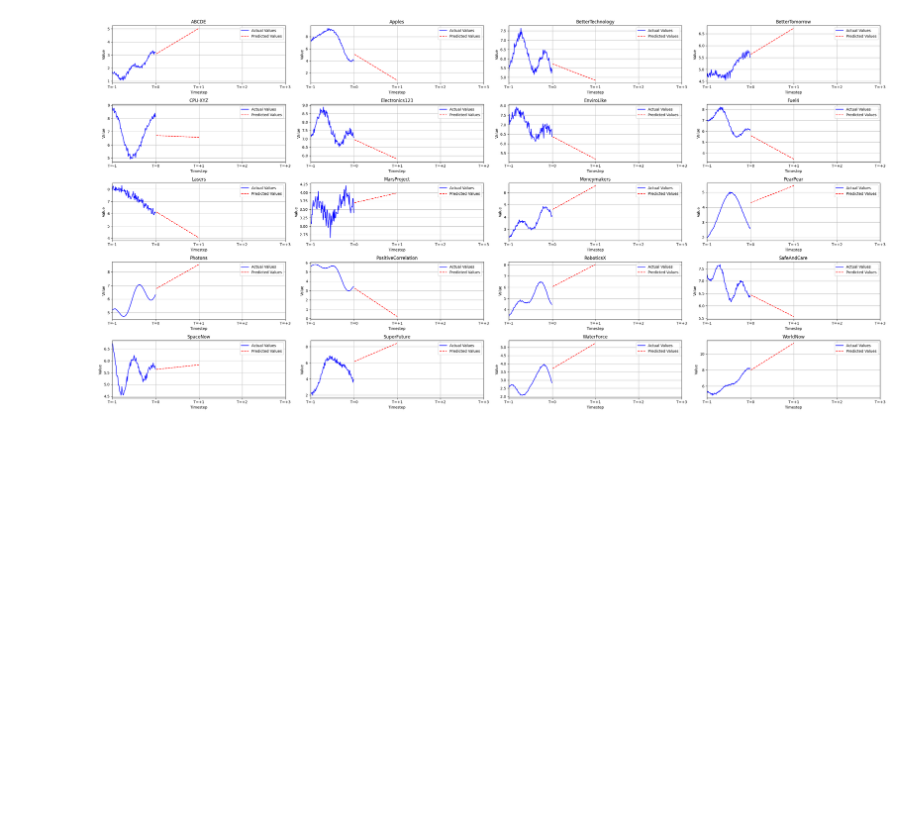
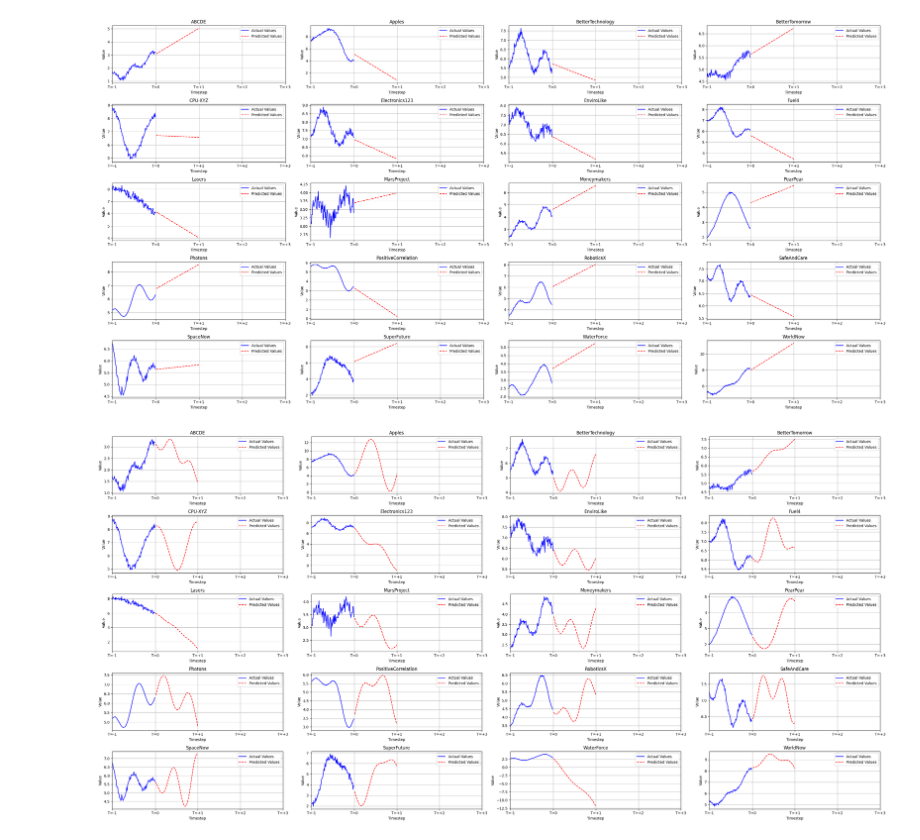
Before and after one commit to MatTheTab/MOO, a Jupyter notebook: Script1.ipynb, the cells around one changed output. Drawn from its saved outputs; the diff is of its cells as text; code cells hidden in the pictures; blank space fills up the shorter version.

```diff
--- a/Script1.ipynb
+++ b/Script1.ipynb
@@ -183,3 +183,11 @@ predictions = RMC.predict_linear()
 RMC.plot_predictions(val_range=201, predictions=predictions, figsize=(30, 15))
 # %% [output]
 [figure]
+# %%
+RMC = RegressionModelsCombined(data)
+RMC.create_X_y(101)
+RMC.train_sinusoidal()
+predictions = RMC.predict_sinusoidal()
+RMC.plot_predictions(val_range=201, predictions=predictions, figsize=(30, 15))
+# %% [output]
+[figure, added]
```
Also changed, not shown: parts of 7 cells of this notebook, 2 other files.
